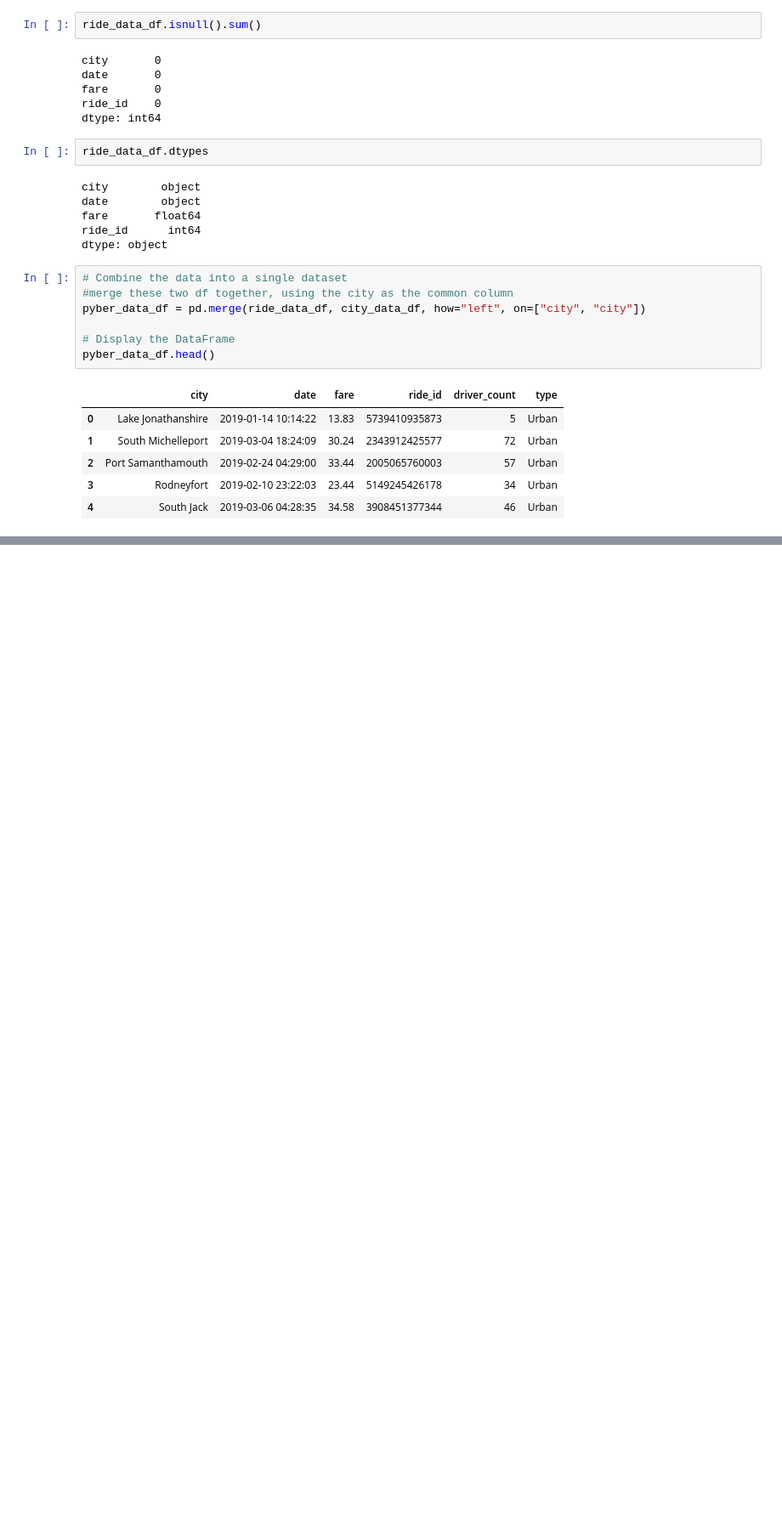
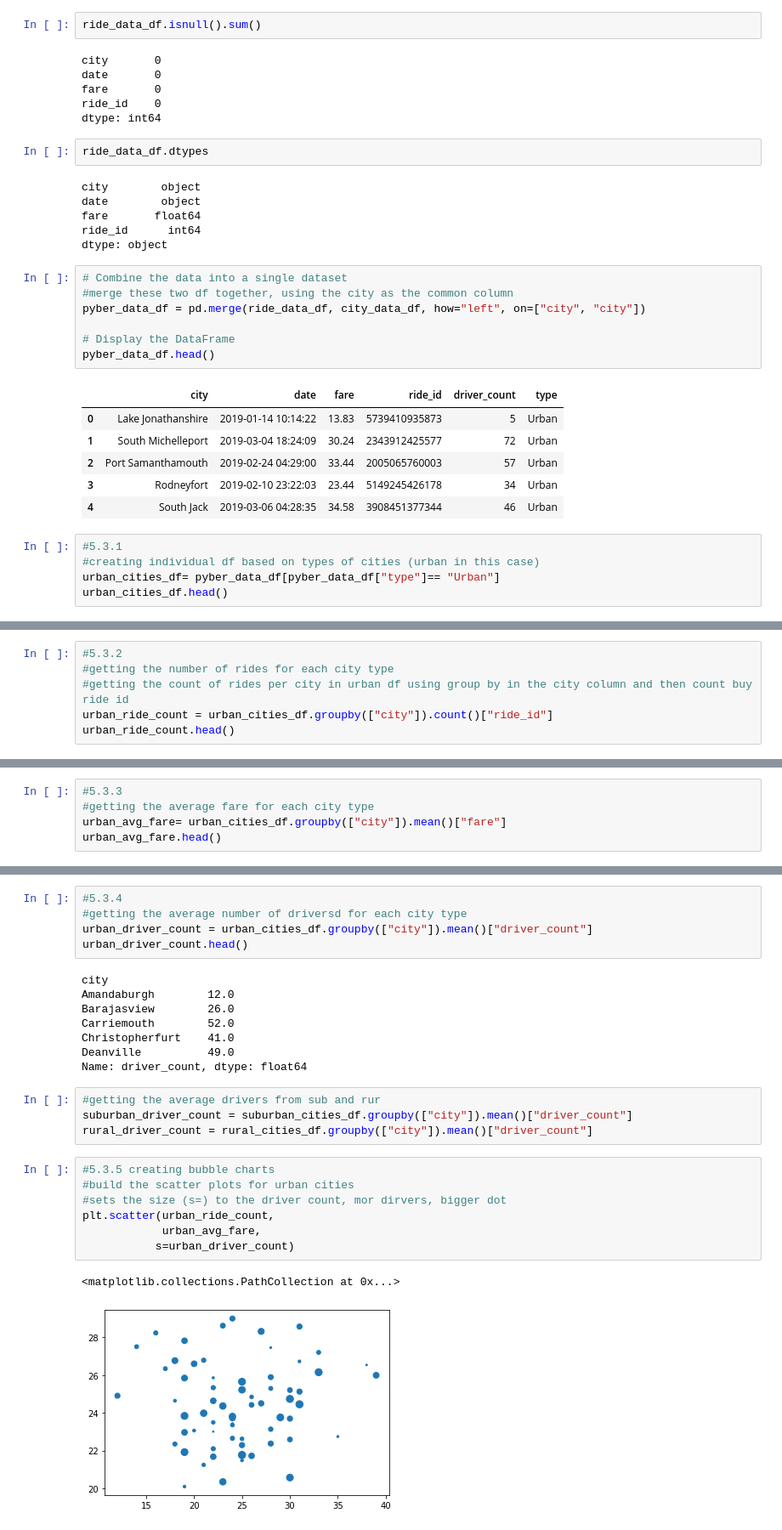
Before and after one commit to chefcramer/PyBer_Analysis, a Jupyter notebook: PyBer.ipynb, the cells around one changed output, grey strips where cells are left out. Shown: that part at 85% size. Drawn from its saved outputs; the diff is of its cells as text; blank space fills up the shorter version.

Commit message:
finished bubble chart and analysis folder

```diff
--- a/PyBer.ipynb
+++ b/PyBer.ipynb
@@ -127,3 +127,8 @@ pyber_data_df.head()
 | 2 | Port Samanthamouth | 2019-02-24 04:29:00 | 33.44 | 2005065760003 | 57 | Urban |
 | 3 | Rodneyfort | 2019-02-10 23:22:03 | 23.44 | 5149245426178 | 34 | Urban |
 | 4 | South Jack | 2019-03-06 04:28:35 | 34.58 | 3908451377344 | 46 | Urban |
+# %%
+#5.3.1
+#creating individual df based on types of cities (urban in this case)
+urban_cities_df= pyber_data_df[pyber_data_df["type"]== "Urban"]
+urban_cities_df.head()
@@ -129,0 +155,6 @@ pyber_data_df.head()
+# %%
+#5.3.2
+#getting the number of rides for each city type
+#getting the count of rides per city in urban df using group by in the city column and then count buy ride id
+urban_ride_count = urban_cities_df.groupby(["city"]).count()["ride_id"]
+urban_ride_count.head()
@@ -129,0 +173,5 @@ pyber_data_df.head()
+# %%
+#5.3.3
+#getting the average fare for each city type
+urban_avg_fare= urban_cities_df.groupby(["city"]).mean()["fare"]
+urban_avg_fare.head()
@@ -129,0 +190,27 @@ pyber_data_df.head()
+# %%
+#5.3.4
+#getting the average number of driversd for each city type
+urban_driver_count = urban_cities_df.groupby(["city"]).mean()["driver_count"]
+urban_driver_count.head()
+# %% [output]
+city
+Amandaburgh        12.0
+Barajasview        26.0
+Carriemouth        52.0
+Christopherfurt    41.0
+Deanville          49.0
+Name: driver_count, dtype: float64
+# %%
+#getting the average drivers from sub and rur
+suburban_driver_count = suburban_cities_df.groupby(["city"]).mean()["driver_count"]
+rural_driver_count = rural_cities_df.groupby(["city"]).mean()["driver_count"]
+# %%
+#5.3.5 creating bubble charts
+#build the scatter plots for urban cities
+#sets the size (s=) to the driver count, mor dirvers, bigger dot
+plt.scatter(urban_ride_count,
+            urban_avg_fare,
+           s=urban_driver_count)
+# %% [output]
+<matplotlib.collections.PathCollection at 0x...>
+[figure, added]
```
Also changed, not shown: parts of 15 cells of this notebook, 1 other file.
